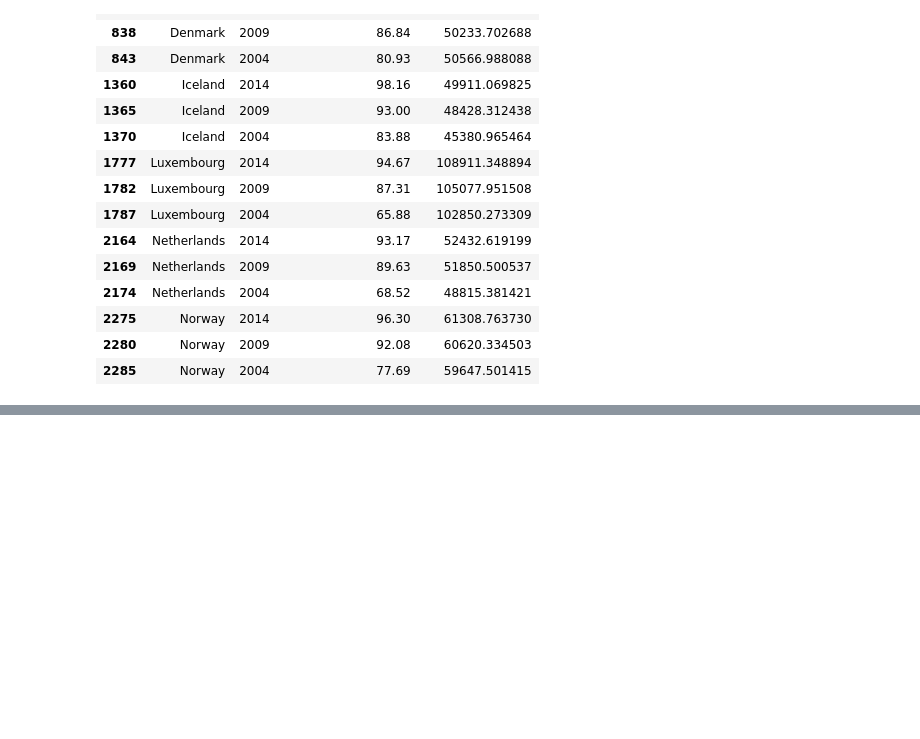
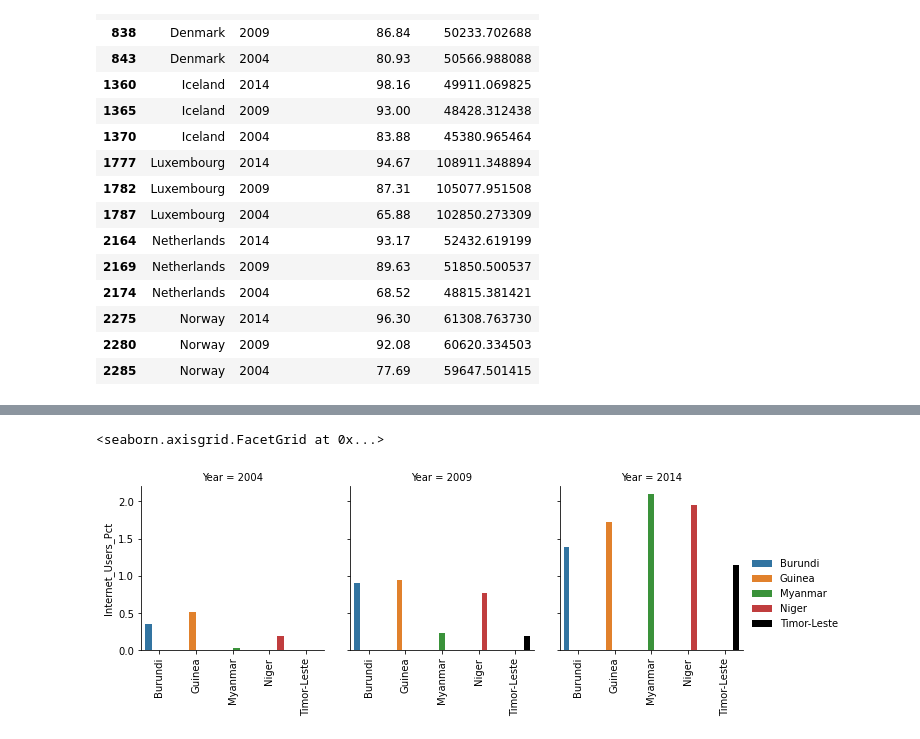
Before and after one commit to TheRealIanGray/gdp-and-internet-usage-TheRealIanGray, a Jupyter notebook: First Python Project.ipynb, the cells around one changed output, grey strips where cells are left out. Cells and saved outputs as stored; diff of their text form; code cells hidden in the pictures; blank space fills up the shorter version.

```diff
--- a/First Python Project.ipynb
+++ b/First Python Project.ipynb
@@ -300,0 +303,3 @@ Name: Country, dtype: object
+# %%
+bot_5=gdp_and_internet_use_2014.sort_values(by=['Internet_Users_Pct'], ascending=True).head(5)
+bot_5
@@ -300,0 +313,3 @@ Name: Country, dtype: object
+# %%
+gdp_and_internet_use_b5 = gdp_and_internet_use_sub[gdp_and_internet_use_sub['Country'].isin(bot_5.Country)]
+gdp_and_internet_use_b5
@@ -300,0 +332,14 @@ Name: Country, dtype: object
+# %%
+p= sns.FacetGrid(gdp_and_internet_use_b5, col="Year")
+sns.color_palette("tab10")
+p.map_dataframe(sns.barplot, x="Country", y="Internet_Users_Pct", hue="Country", palette=["C0","C1","C2","C3", "k"])
+
+p.set_axis_labels('',"Internet_Users_Pct")
+
+for axes in p.axes.flat:
+    _ = axes.set_xticklabels(axes.get_xticklabels(), rotation=90)
+
+p.add_legend()
+# %% [output]
+<seaborn.axisgrid.FacetGrid at 0x...>
+[figure, added]
```
Also changed, not shown: parts of 11 cells of this notebook.
